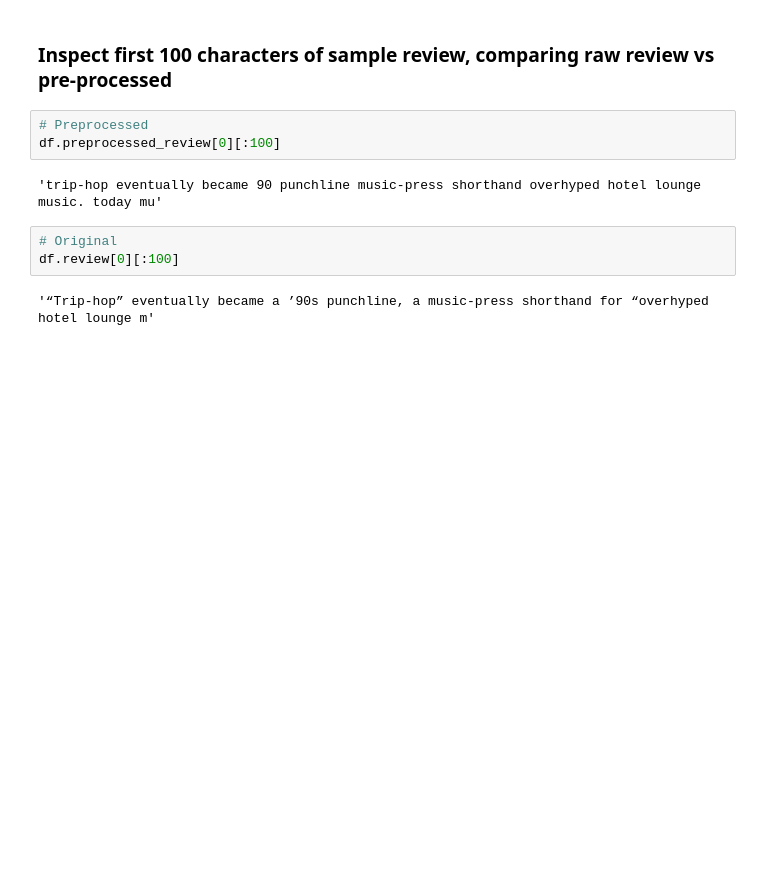
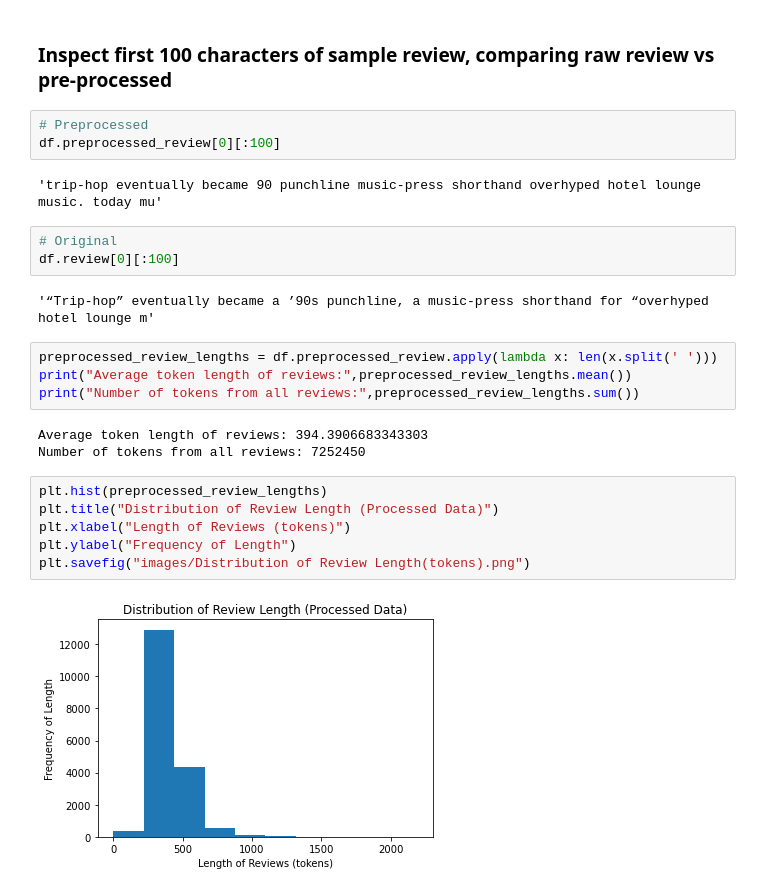
Before and after one commit to Lewy09-Tm25/Album-Reviews-Sentiment-Analysis, a Jupyter notebook: cleaning_eda.ipynb, the cells around one changed output. Saved outputs shown, nothing was run; the diff lists cells and outputs as text; blank space fills up the shorter version.

```diff
--- a/cleaning_eda.ipynb
+++ b/cleaning_eda.ipynb
@@ -222,3 +229,18 @@ df.preprocessed_review[0][:100]
 df.review[0][:100]
 # %% [output]
 '“Trip-hop” eventually became a ’90s punchline, a music-press shorthand for “overhyped hotel lounge m'
+# %%
+preprocessed_review_lengths = df.preprocessed_review.apply(lambda x: len(x.split(' ')))
+print("Average token length of reviews:",preprocessed_review_lengths.mean())
+print("Number of tokens from all reviews:",preprocessed_review_lengths.sum())
+# %% [output]
+Average token length of reviews: 394.3906683343303
+Number of tokens from all reviews: 7252450
+# %%
+plt.hist(preprocessed_review_lengths)
+plt.title("Distribution of Review Length (Processed Data)")
+plt.xlabel("Length of Reviews (tokens)")
+plt.ylabel("Frequency of Length")
+plt.savefig("images/Distribution of Review Length(tokens).png")
+# %% [output]
+[figure, added]
```
Also changed, not shown: parts of 7 cells of this notebook, 5 other files.
